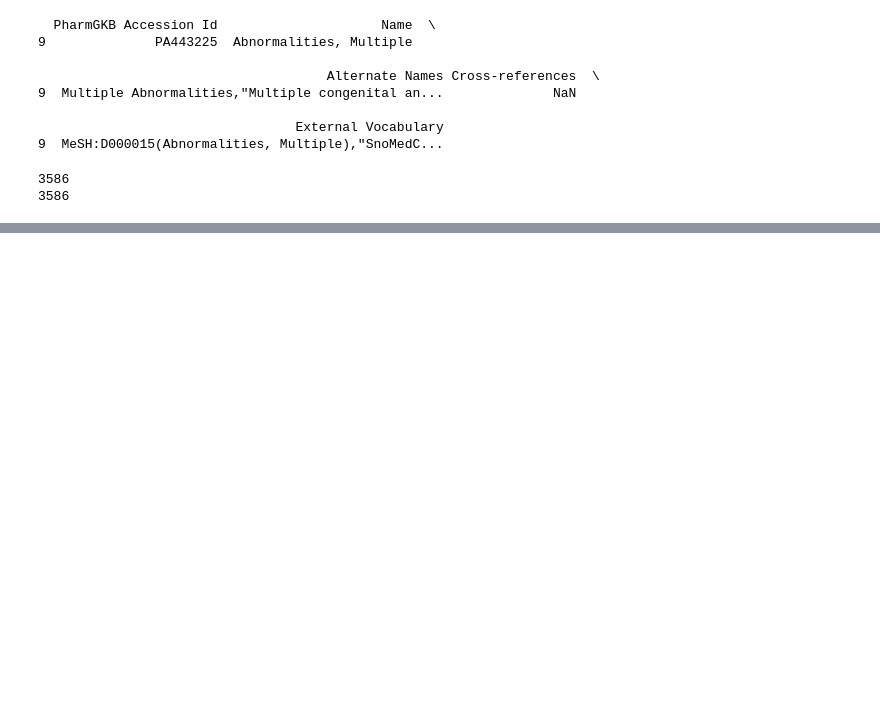
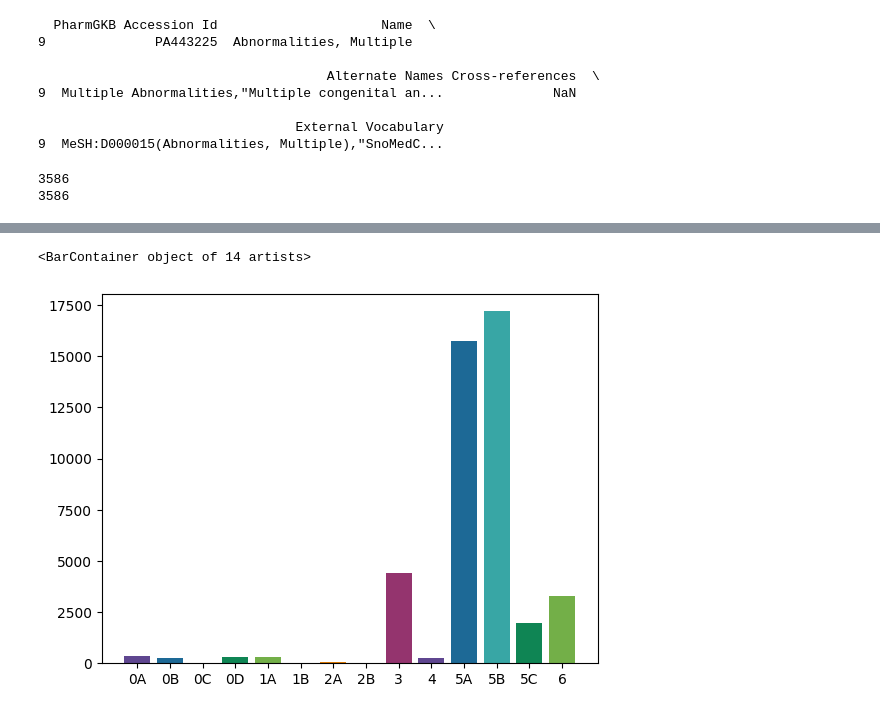
Before and after one commit to ersilia-os/pharmacogx-embeddings, a Jupyter notebook: notebooks/01_PharmGKB_DataExploration.ipynb, the cells around one changed output, grey strips where cells are left out. Cells and saved outputs as stored; diff of their text form; code cells hidden in the pictures; blank space fills up the shorter version.

```diff
--- a/notebooks/01_PharmGKB_DataExploration.ipynb
+++ b/notebooks/01_PharmGKB_DataExploration.ipynb
@@ -48,0 +90,13 @@ print(len(df2))
+# %%
+ev = df["evidence"].unique().tolist()
+counts = []
+for e in sorted(ev):
+    count = (df['evidence'] == e).sum()
+    counts += [count]
+
+colors = ['#5F4690', '#1D6996', '#38A6A5', '#0F8554', '#73AF48', '#EDAD08', '#E17C05', '#CC503E', '#94346E']
+fig, ax = plt.subplots()
+ax.bar(sorted(ev), counts, color=colors)
+# %% [output]
+<BarContainer object of 14 artists>
+[figure, added]
```
Also changed, not shown: parts of 5 cells of this notebook, 16 other files.
